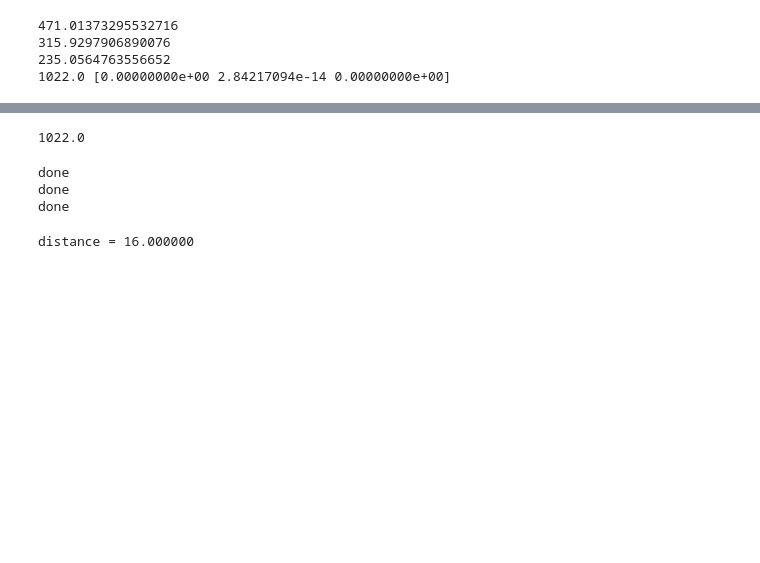
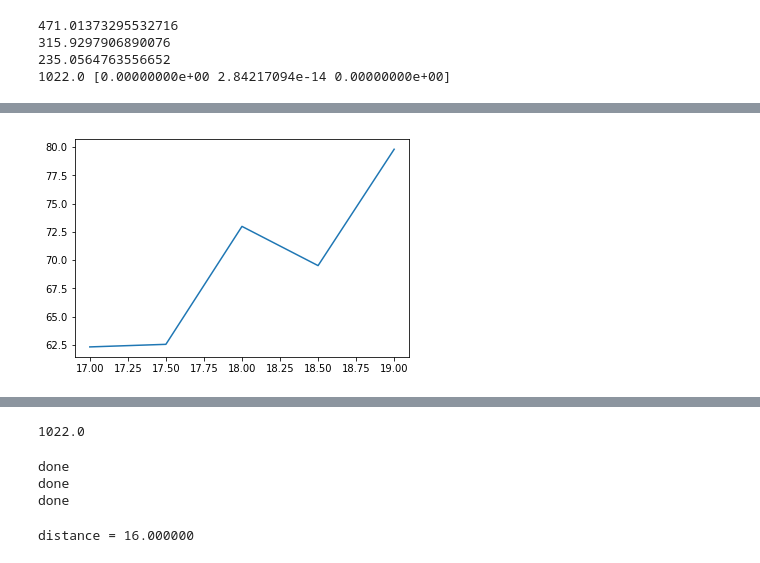
Before and after one commit to AlessandroLovo/Physics_Laboratory-g19, a Jupyter notebook: Positronium/Analysis/3Photon_simulation.ipynb, the cells around one changed output, grey strips where cells are left out. Saved outputs shown, nothing was run; the diff lists cells and outputs as text; code cells hidden in the pictures; blank space fills up the shorter version.

```diff
--- a/Positronium/Analysis/3Photon_simulation.ipynb
+++ b/Positronium/Analysis/3Photon_simulation.ipynb
@@ -395,9 +395,7 @@ ds = np.arange(17,19.5,0.5)
 g3 = np.array([66,64,51,49,41])
 g2 = np.array([4113,4003,3722,3406,3272])
 
-
-g3s = np.array()
 plt.figure()
-plt.plot(ds,g3/g2)
+plt.plot(ds,g2/g3)
 plt.show()
 # %% [output]
@@ -406,3 +402,4 @@ plt.show()
+[figure, added]
 # %%
 d1 = np.array([1,0,0])
 d2 = np.array([-1,0,0])
```
Also changed, not shown: parts of 1 cell of this notebook, 3 other files.
